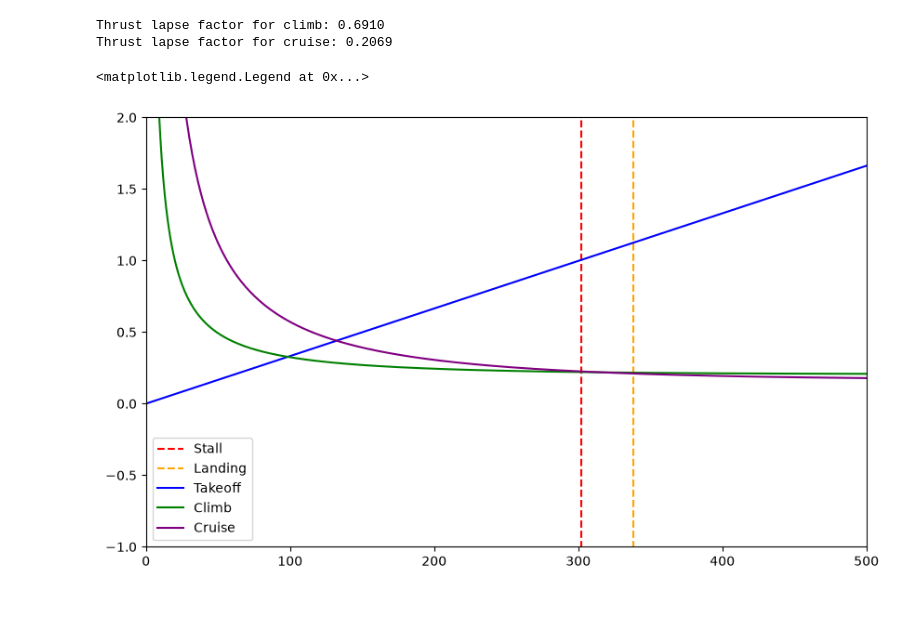
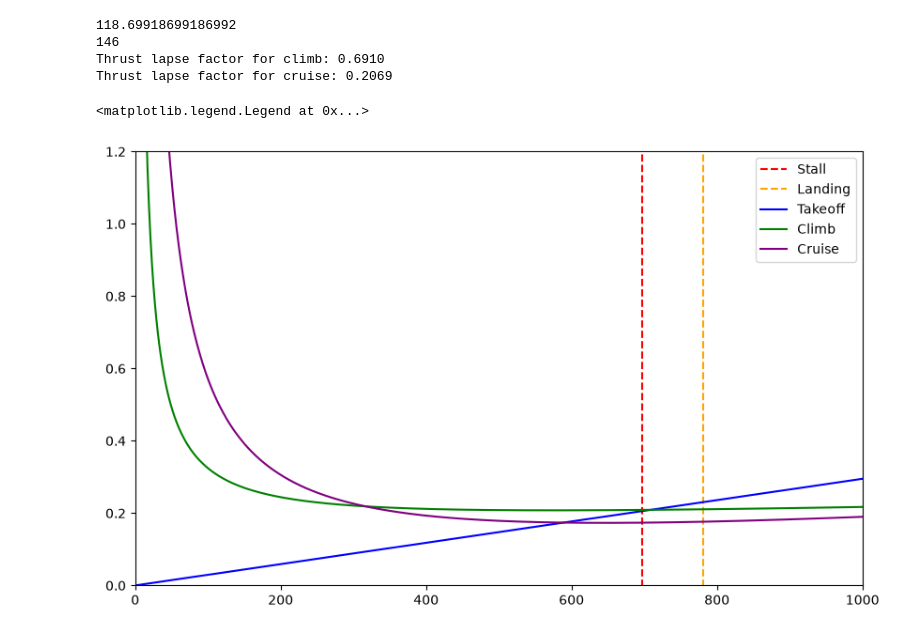
Before and after one commit to astromzZ/MMS236-Aircraft-design-project, a Jupyter notebook: constraintanalysis.ipynb, the cells around one changed output. Drawn from its saved outputs; the diff is of its cells as text; code cells hidden in the pictures; blank space fills up the shorter version.

```diff
--- a/constraintanalysis.ipynb
+++ b/constraintanalysis.ipynb
@@ -3,7 +3,7 @@ import numpy as np
 import matplotlib.pyplot as plt
 
 C_D0 = 0.01099 #Needs to be estimated from VSP
-C_Lmax = 1.3 #Needs to be estimated from data
+C_Lmax = 3.0 #Needs to be estimated from data
 C_LTO = C_Lmax / 1.21
 e = 0.8 # Oswald efficiency factor, needs to be estimated from data
 AR = 10 # Aspect ratio
@@ -17,12 +17,16 @@ q_cruise = 0.5 * 0.3796 * (M_cruise * 296.5)**2 # Dynamic pressure at cruise [N/
 LFL = 2300 # Landing field length FAR25 [m]
 S_landing = LFL/1.67  # Landing field length FAR25 [m]
 v_stall = v_app / 1.23 #Stall speed [kts]
-TOP = 280 # Approximated from Raymer graph
-W_LANDINGW0 = 0.8513 #Landing weight fraction, value from calculations.ipynb
+TOP_Raymer = 280 # Approximated from Raymer graph
+TOP = TOP_Raymer * (0.45359237/0.09290304) # Takeoff parameter converted to [kg/m^2]
+W_LANDINGW0 = 0.8513 #Landing weight fraction (W_landing/W_TO), value from calculations.ipynb
 W_CRUISEW0 = 0.8560 #Cruise weight fraction, value from calculations.ipynb
 W_CLIMBW0 = 0.9813 # Climb weight fraction, value from calculations.ipynb
 
 #THRUST LAPSE MODEL - Mattingly. Assuming TR = 1.0, check lower or higher for sensitivity.
+
+print(v_stall)
+print(v_app)
 
 def thrust_lapse_mattingly(M, T, p, TR=1.0):
     gamma = 1.4
@@ -68,52 +72,40 @@ T_climbT_SL = thrust_lapse_mattingly(M_climb, 285.68, 95952.5, TR=1.0) # Thrust
 print(f"Thrust lapse factor for climb: {T_climbT_SL:.4f}")
 
 def TW_CLIMB(WS, q_climb, C_D0, e, AR):
-    return ((q_climb * C_D0 / (WS * 9.82)) + (WS * 9.82 / (q_climb * np.pi * e * AR)) + np.sin(np.deg2rad(6))) * (1/T_climbT_SL) * W_CLIMBW0 # 6 degree climb angle, assuming V is total airspeed and V = 0.4*a
-
-
+    tw_climb = (q_climb * C_D0 / (WS * 9.82)) + (WS * 9.82 / (q_climb * np.pi * e * AR)) + np.sin(np.deg2rad(6))
+    return tw_climb * (1/T_climbT_SL) * W_CLIMBW0 # 6 degree climb angle, assuming V is total airspeed and V = 0.4*a
 
 
 
 # CRUISE THRUST TO WEIGHT
 
 T_cruiseT_SL = thrust_lapse_mattingly(M_cruise, 218.81, 23842, TR=1.0)
 print(f"Thrust lapse factor for cruise: {T_cruiseT_SL:.4f}")
 
 def TW_CRUISE(WS, q_cruise, C_D0, e, AR):
-    return ((q_cruise * C_D0 / (WS * 9.82)) + (WS * 9.82 / (q_cruise * np.pi * e * AR))) * (1/T_cruiseT_SL) * W_CRUISEW0
-
-# Thrust lapse factor for cruise, assuming TR = 1.0
-
-
-
-
-
-# INSTANTANEOUS TURN THRUST TO WEIGHT
-
-
-# SUSTAINED TURN THRUST TO WEIGHT
-
-
-
+    tw_cruise = (q_cruise * C_D0 / (WS * 9.82)) + (WS * 9.82 / (q_cruise * np.pi * e * AR))
+    return tw_cruise * (1/T_cruiseT_SL) * W_CRUISEW0
 
 
 # Plotting the constraint analysis
 
 WS = np.linspace(0.01, 10000, 10000) # Wing loading range
 
 fig, ax = plt.subplots(figsize=(10, 6))
-ax.set_xlim(0, 500)
-ax.set_ylim(-1, 2)
+ax.set_xlim(0, 1000)
+ax.set_ylim(0, 1.2)
 # WS stall will be a vertical line
 ax.plot([WS_STALL(v_stall, C_Lmax), WS_STALL(v_stall, C_Lmax)], [-10, 100], label='Stall', color='red', linestyle='--')
 ax.plot([WS_LANDING_TO, WS_LANDING_TO], [-10, 100], label='Landing', color='orange', linestyle='--')
 ax.plot(WS, TW_TO(WS, TOP, C_LTO), label='Takeoff', color='blue', linestyle='-')
 ax.plot(WS, TW_CLIMB(WS, q_climb, C_D0, e, AR), label='Climb', color='green', linestyle='-')
 ax.plot(WS, TW_CRUISE(WS, q_cruise, C_D0, e, AR), label='Cruise', color='purple', linestyle='-')
 
 ax.legend()
 # %% [output]
+118.69918699186992
+146
 Thrust lapse factor for climb: 0.6910
 Thrust lapse factor for cruise: 0.2069
 <matplotlib.legend.Legend at 0x...>
-[figure, old version]
+[figure, new version]
```
Also changed, not shown: parts of 1 cell of this notebook, 3 other files.
